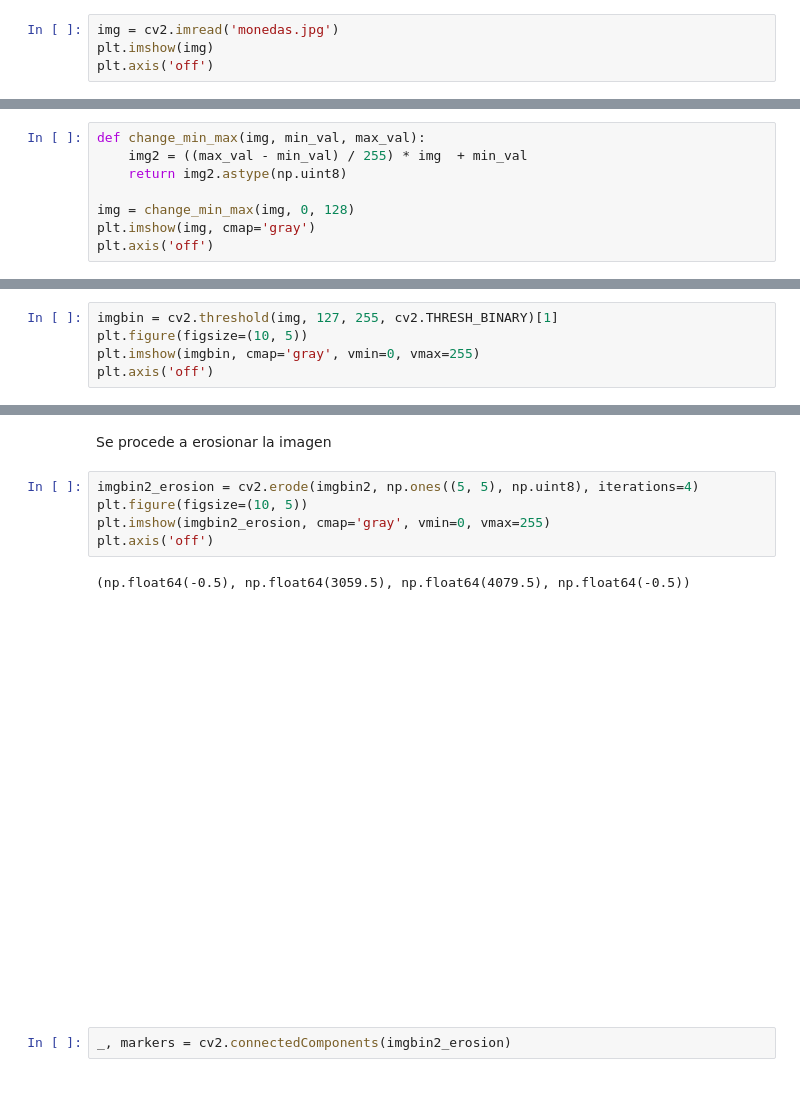
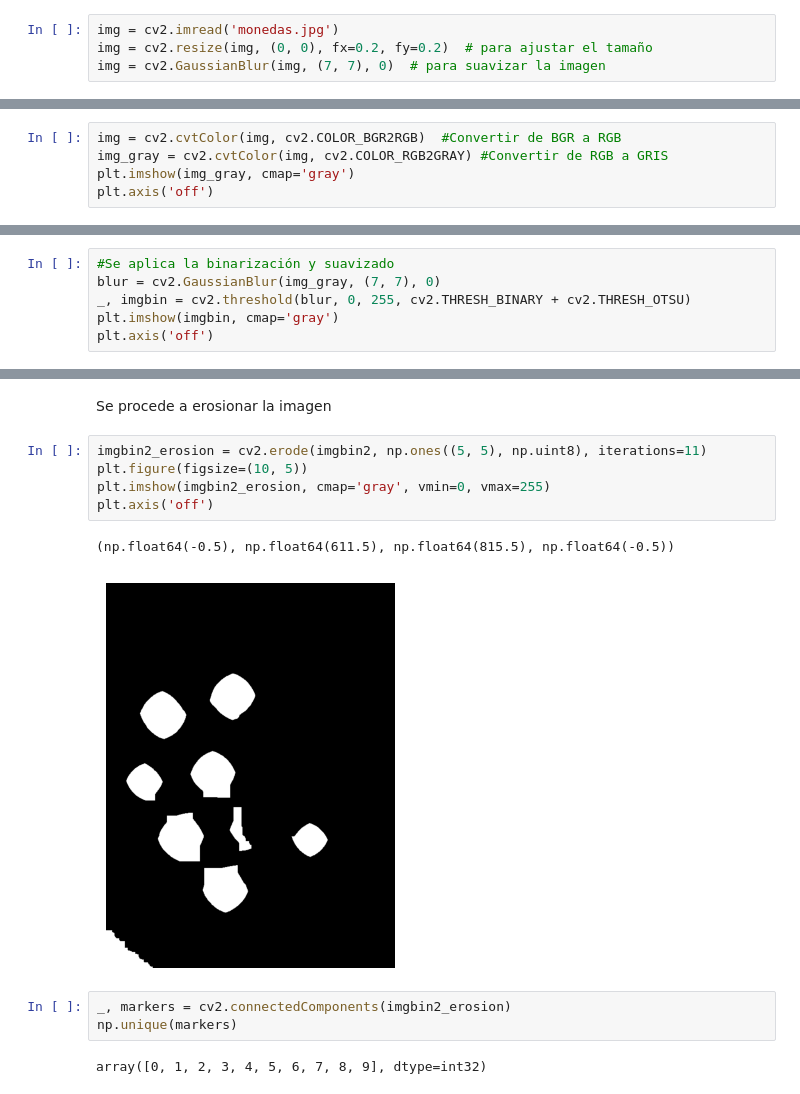
Before and after one commit to MathewsM14/monedas, a Jupyter notebook: monedas.ipynb, the cells around one changed output, grey strips where cells are left out. Drawn from its saved outputs; the diff is of its cells as text.

```diff
--- a/monedas.ipynb
+++ b/monedas.ipynb
@@ -4,5 +4,5 @@ import matplotlib.pyplot as plt
 import numpy as np
 # %%
 img = cv2.imread('monedas.jpg')
-plt.imshow(img)
-plt.axis('off')
+img = cv2.resize(img, (0, 0), fx=0.2, fy=0.2)  # para ajustar el tamaño
+img = cv2.GaussianBlur(img, (7, 7), 0)  # para suavizar la imagen
@@ -12,8 +8,0 @@ plt.axis('off')
-# %%
-def change_min_max(img, min_val, max_val):
-    img2 = ((max_val - min_val) / 255) * img  + min_val
-    return img2.astype(np.uint8)
-
-img = change_min_max(img, 0, 128)
-plt.imshow(img, cmap='gray')
-plt.axis('off')
@@ -22,0 +9,5 @@ plt.axis('off')
+# %%
+img = cv2.cvtColor(img, cv2.COLOR_BGR2RGB)  #Convertir de BGR a RGB
+img_gray = cv2.cvtColor(img, cv2.COLOR_RGB2GRAY) #Convertir de RGB a GRIS
+plt.imshow(img_gray, cmap='gray')
+plt.axis('off')
@@ -45,8 +39,9 @@ plt.axis('off')
 # %% [markdown]
 Ahora se binariza la imagen
 # %%
-imgbin = cv2.threshold(img, 127, 255, cv2.THRESH_BINARY)[1]
-plt.figure(figsize=(10, 5))
-plt.imshow(imgbin, cmap='gray', vmin=0, vmax=255)
+#Se aplica la binarización y suavizado
+blur = cv2.GaussianBlur(img_gray, (7, 7), 0)
+_, imgbin = cv2.threshold(blur, 0, 255, cv2.THRESH_BINARY + cv2.THRESH_OTSU)
+plt.imshow(imgbin, cmap='gray')
 plt.axis('off')
 # %% [output]
@@ -65,13 +60,16 @@ plt.axis('off')
 # %% [markdown]
 Se procede a erosionar la imagen
 # %%
-imgbin2_erosion = cv2.erode(imgbin2, np.ones((5, 5), np.uint8), iterations=4)
+imgbin2_erosion = cv2.erode(imgbin2, np.ones((5, 5), np.uint8), iterations=11)
 plt.figure(figsize=(10, 5))
 plt.imshow(imgbin2_erosion, cmap='gray', vmin=0, vmax=255)
 plt.axis('off')
 # %% [output]
-(np.float64(-0.5), np.float64(3059.5), np.float64(4079.5), np.float64(-0.5))
+(np.float64(-0.5), np.float64(611.5), np.float64(815.5), np.float64(-0.5))
-[figure, old version]
+[figure, new version]
 # %%
 _, markers = cv2.connectedComponents(imgbin2_erosion)
+np.unique(markers)
+# %% [output]
+array([0, 1, 2, 3, 4, 5, 6, 7, 8, 9], dtype=int32)
 # %%
```
Also changed, not shown: parts of 6 cells of this notebook.
